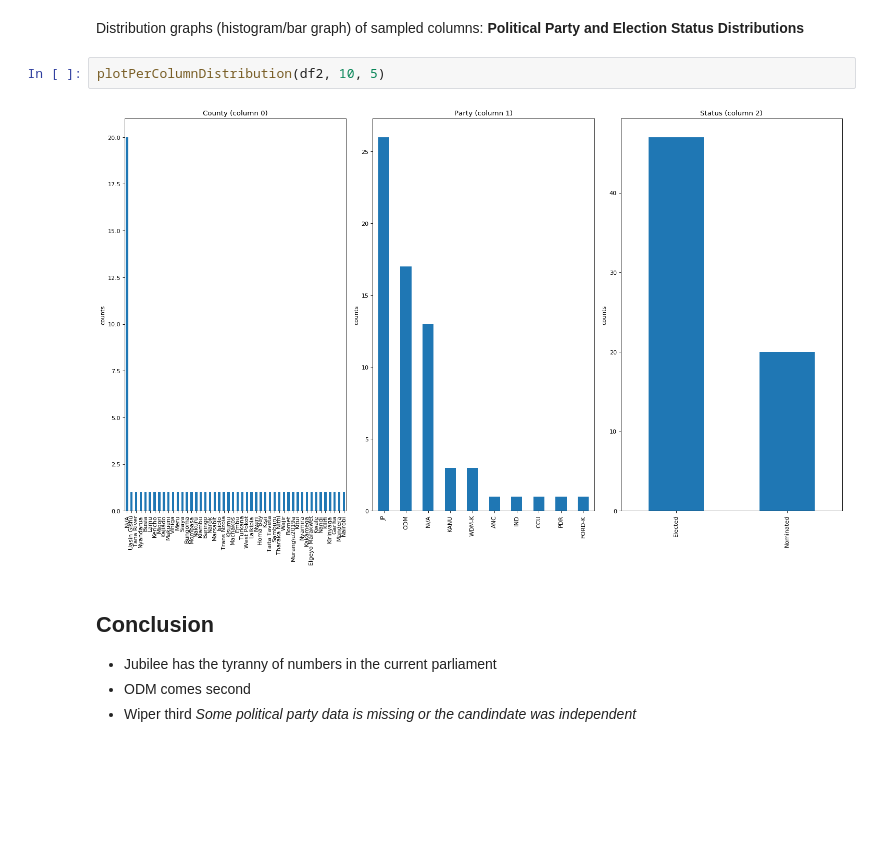
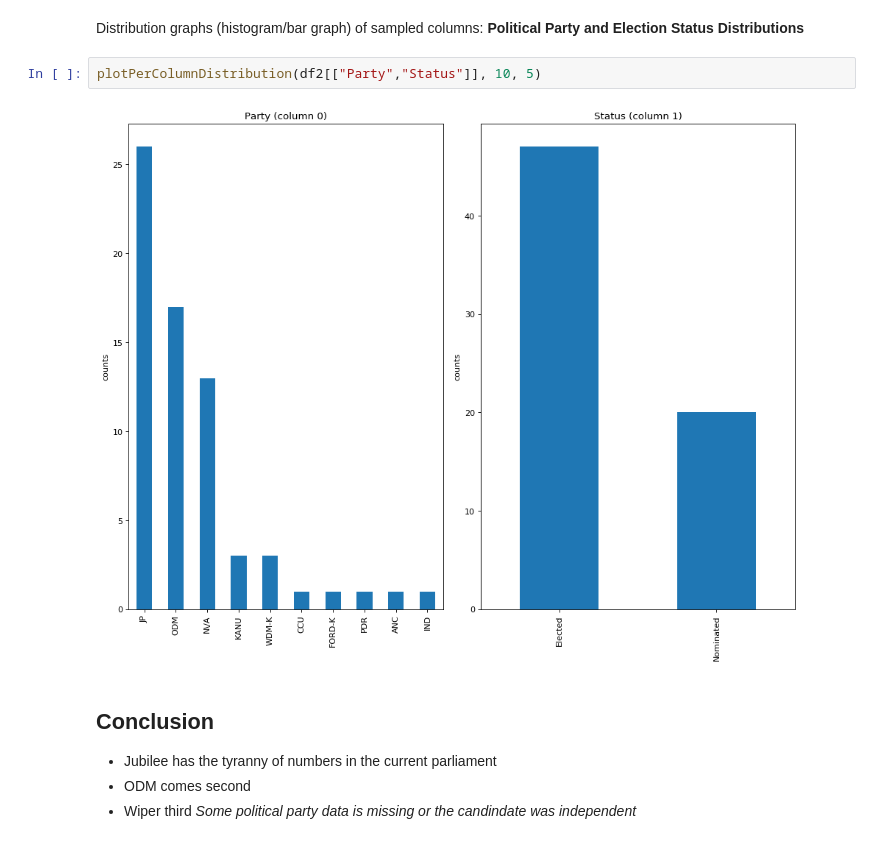
Before and after one commit to TralahM/parliament-2017-dataset, a Jupyter notebook: kenya-2017-MPs-data-local.ipynb, the cells around one changed output. Cells and saved outputs as stored; diff of their text form; blank space fills up the shorter version.

Commit message:
senator distibution without county column

```diff
--- a/kenya-2017-MPs-data-local.ipynb
+++ b/kenya-2017-MPs-data-local.ipynb
@@ -140,9 +140,9 @@ df2.head(5)
 Distribution graphs (histogram/bar graph) of sampled columns:
 **Political Party and Election Status Distributions**
 # %%
-plotPerColumnDistribution(df2, 10, 5)
+plotPerColumnDistribution(df2[["Party","Status"]], 10, 5)
 # %% [output]
-[figure, old version]
+[figure, new version]
 # %% [markdown]
 ## Conclusion
 * Jubilee has the tyranny of numbers in the current parliament
```
Also changed, not shown: parts of 1 cell of this notebook, 3 other files.
